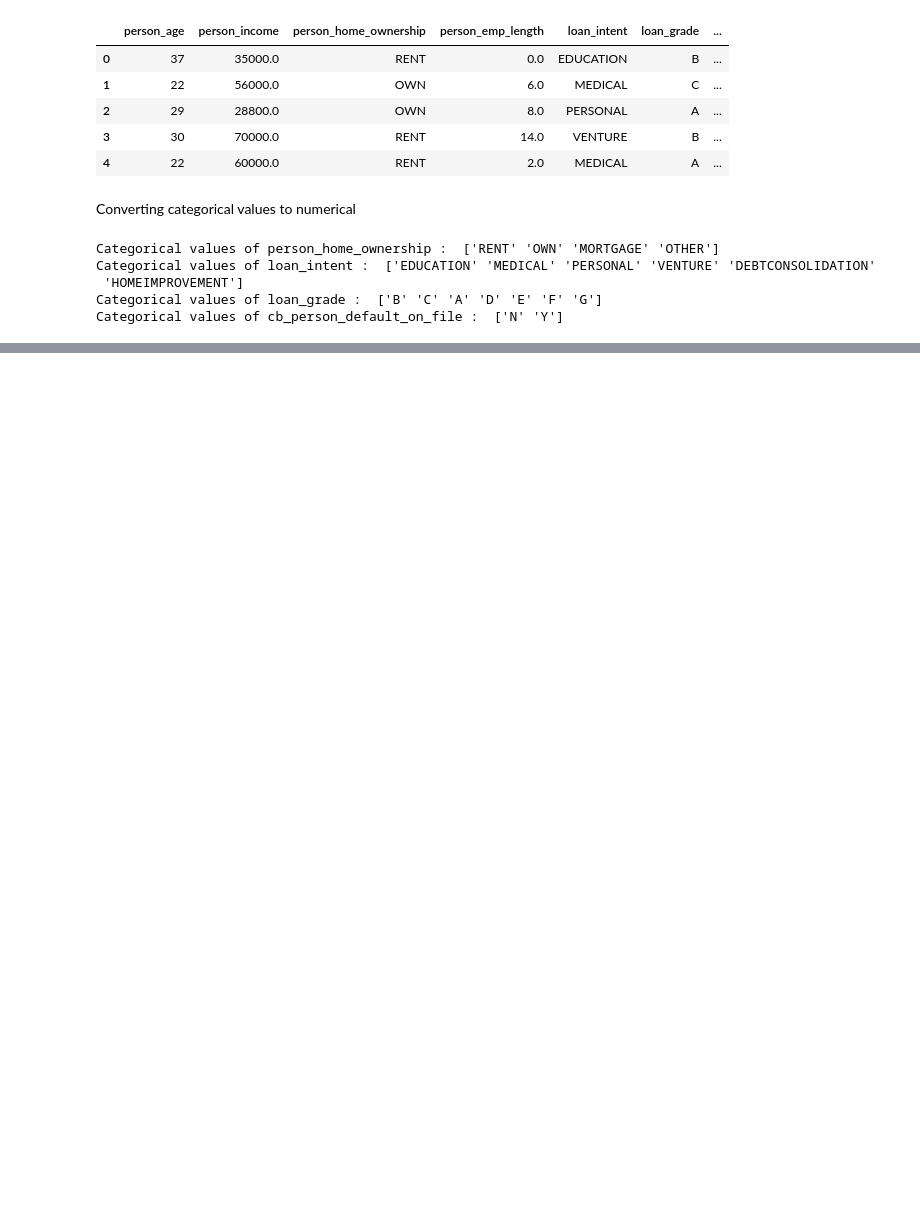
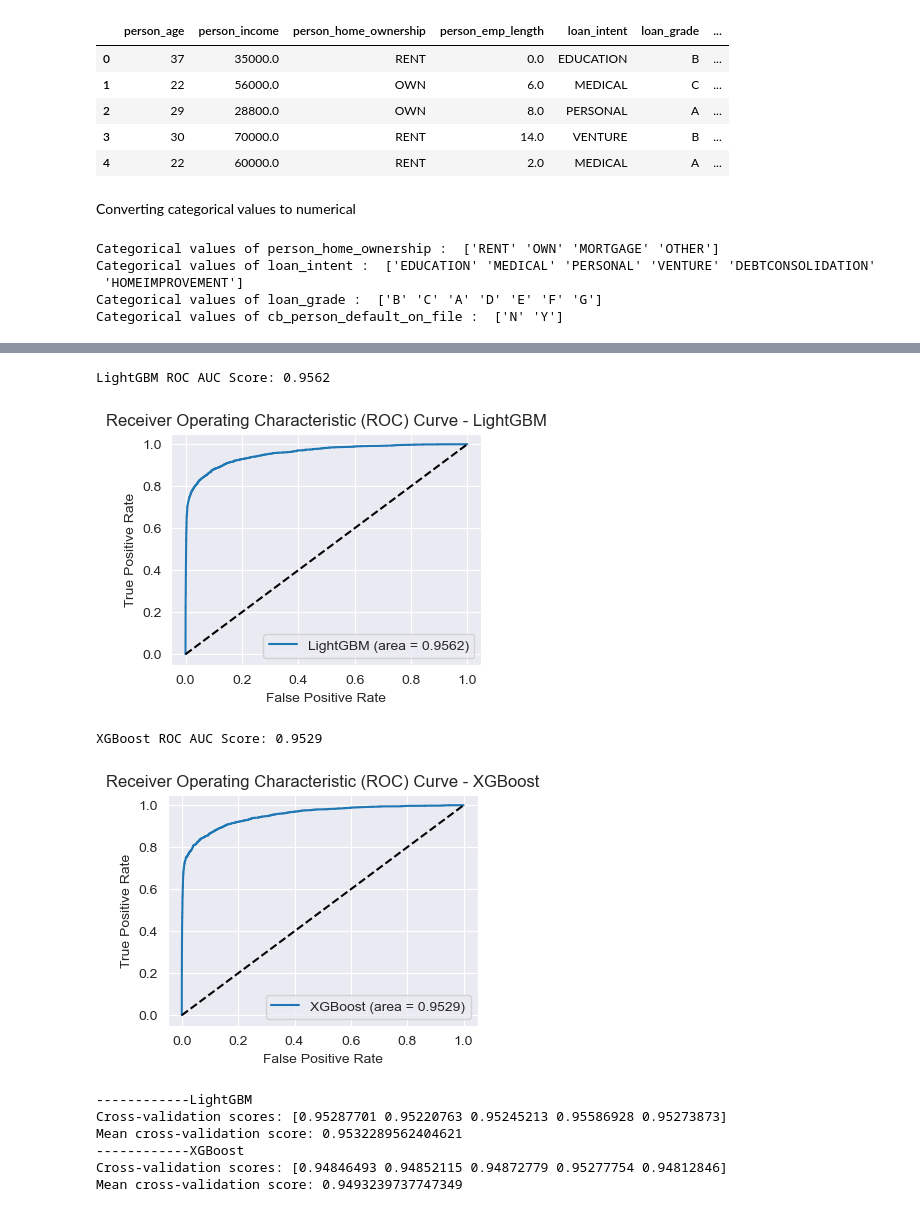
Before and after one commit to JacksonZZS/Capstone-Project, a Jupyter notebook: machine_learning.ipynb, the cells around one changed output, grey strips where cells are left out. Drawn from its saved outputs; the diff is of its cells as text; code cells hidden in the pictures; blank space fills up the shorter version.

```diff
--- a/machine_learning.ipynb
+++ b/machine_learning.ipynb
@@ -124,0 +216,64 @@ warnings.simplefilter(action='default', category=FutureWarning)
+# %%
+from catboost import CatBoostClassifier
+from lightgbm import LGBMClassifier
+from xgboost import XGBClassifier
+from sklearn.model_selection import train_test_split
+from sklearn.metrics import roc_auc_score, roc_curve
+import matplotlib.pyplot as plt
+
+
+target = 'loan_status'
+X = df.drop(columns=target)
+y = df[target]
+
+X_train, X_test, y_train, y_test = train_test_split(
+    X, y, test_size=0.3, random_state=42, stratify=y
+)
+
+models = {
+    "LightGBM": LGBMClassifier(n_jobs=-1, verbose=-1),
+    "XGBoost": XGBClassifier(
+        eval_metric='logloss',
+        tree_method='hist',  # 使用 CPU 版本
+        verbosity=0
+    )
+}
+
+for model_name, model in models.items():
+    model.fit(X_train, y_train)
+
+    y_pred_proba = model.predict_proba(X_test)[:, 1]
+
+    roc_auc = roc_auc_score(y_test, y_pred_proba)
+    print(f"{model_name} ROC AUC Score: {roc_auc:.4f}")
+
+    fpr, tpr, thresholds = roc_curve(y_test, y_pred_proba)
+    plt.figure(figsize=(4, 3))
+    plt.plot(fpr, tpr, label=f'{model_name} (area = {roc_auc:.4f})')
+    plt.plot([0, 1], [0, 1], 'k--')
+    plt.xlabel('False Positive Rate')
+    plt.ylabel('True Positive Rate')
+    plt.title(f'Receiver Operating Characteristic (ROC) Curve - {model_name}')
+    plt.legend(loc='lower right')
+    plt.show()
+# %% [output]
+LightGBM ROC AUC Score: 0.9562
+[figure, added]
+XGBoost ROC AUC Score: 0.9529
+[figure, added]
+# %%
+from sklearn.model_selection import cross_val_score, StratifiedKFold
+
+for m_name, model in models.items():
+    stratified_cv = StratifiedKFold(n_splits=5)
+    cv_scores = cross_val_score(model, X, y, cv=stratified_cv, scoring='roc_auc')
+    print(f'------------{m_name}')
+    print("Cross-validation scores:", cv_scores)
+    print("Mean cross-validation score:", cv_scores.mean())
+# %% [output]
+------------LightGBM
+Cross-validation scores: [0.95287701 0.95220763 0.95245213 0.95586928 0.95273873]
+Mean cross-validation score: 0.9532289562404621
+------------XGBoost
+Cross-validation scores: [0.94846493 0.94852115 0.94872779 0.95277754 0.94812846]
+Mean cross-validation score: 0.9493239737747349
```
Also changed, not shown: parts of 9 cells of this notebook.
